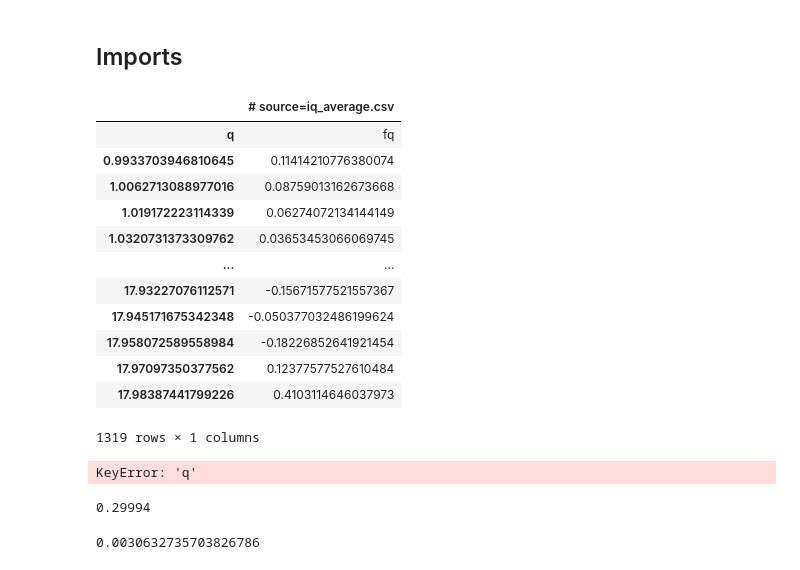
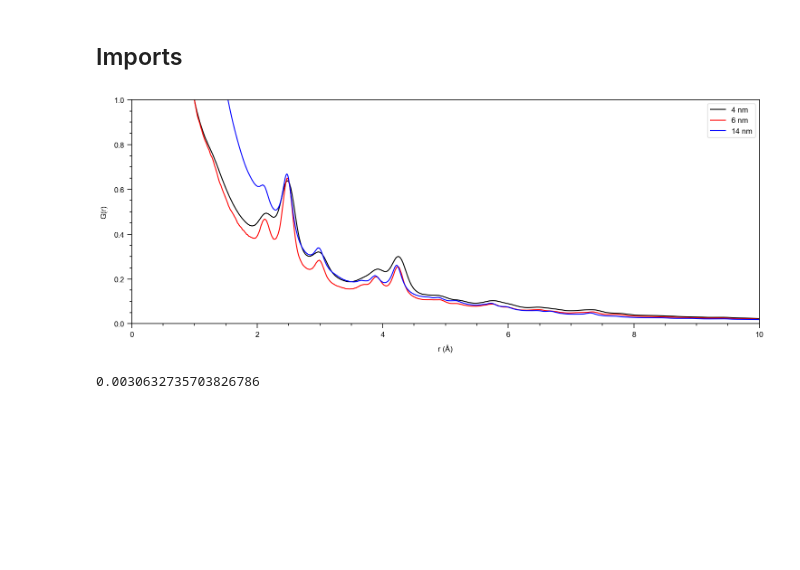
Before and after one commit to victorsecco/PyeRDF, a Jupyter notebook: notebooks/02.1_eRDF.ipynb, the cells around one changed output. Saved outputs shown, nothing was run; the diff lists cells and outputs as text; code cells hidden in the pictures; blank space fills up the shorter version.

```diff
--- a/notebooks/02.1_eRDF.ipynb
+++ b/notebooks/02.1_eRDF.ipynb
@@ -10,54 +10,41 @@ from mypackages.edp_processing import peak_calibration
 from mypackages.plot_style import set_plot_style
 
 set_plot_style()
-# %%
-pd.read_csv(f1)
-# %% [output]
-|  | # source=iq_average.csv |
-| q | fq |
-| 0.9933703946810645 | 0.11414210776380074 |
-| 1.0062713088977016 | 0.08759013162673668 |
-| 1.019172223114339 | 0.06274072134144149 |
-| 1.0320731373309762 | 0.03653453066069745 |
-| ... | ... |
-| 17.93227076112571 | -0.15671577521557367 |
-| 17.945171675342348 | -0.050377032486199624 |
-| 17.958072589558984 | -0.18226852641921454 |
-| 17.97097350377562 | 0.12377577527610484 |
-| 17.98387441799226 | 0.4103114646037973 |
-1319 rows × 1 columns
 # %%
 import pandas as pd
 import numpy as np
 import matplotlib.pyplot as plt
 from pathlib import Path
 
-f1 = Path(r"Z:\ActualWork\Victor\processed_data\ePDF\Fe3O4\fe3o4_2nm\20251007\average\fq_iq_average.csv")
-f2 = Path(r"Z:\ActualWork\Victor\processed_data\ePDF\Fe3O4\fe3o4_2nm\20250925\fq_iq_average.csv")
+f1 = Path(r"Z:\ActualWork\Victor\processed_data\ePDF\Fe3O4\fe3o4_2nm\20251007\average\iq_iq_average.csv")
+f2 = Path(r"Z:\ActualWork\Victor\processed_data\ePDF\Fe3O4\fe3o4_6nm\iq_iq_average.csv")
+f3 = Path(r"Z:\ActualWork\Victor\processed_data\ePDF\Fe3O4\F-Fe3O4-E-A-S6\20250827\iq_debye_fit.csv")
 
 q = pd.read_csv(f1, skiprows=1)["q"].values
-fq = pd.read_csv(f1, skiprows=1)["fq"].values
+fq = pd.read_csv(f1, skiprows=1)["iq"].values
 
 q1 = pd.read_csv(f2, skiprows=1)["q"].values
-fq1 = pd.read_csv(f2, skiprows=1)["fq"].values
+fq1 = pd.read_csv(f2, skiprows=1)["iq"].values
+
+q3 = pd.read_csv(f3, skiprows=1, header = None)[0].values
+fq3 = pd.read_csv(f3, skiprows=1, header = None)[1].values
+
 
 plt.figure(figsize =(15,6))
-plt.plot(q, fq)
-plt.plot(q1, fq1)
+plt.plot(q, fq/fq.max(), label = "4 nm")
+plt.plot(q1, fq1/fq1.max(), label = "6 nm")
+plt.plot(q3, fq3/fq3.max(), label = "14 nm")
 
-plt.xlim(0, 20)
+plt.xlim(0, 10)
 
 plt.xlabel('r (Å)')
 plt.ylabel('G(r)')
 
+plt.legend()
 plt.tight_layout()
 plt.show()
 # %% [output]
-KeyError: 'q'
+[figure, added]
-# %%
-0.029994*10
-# %% [output]
-0.29994
 # %%
 import math
 
```
Also changed, not shown: parts of 10 cells of this notebook, 8 other files.
